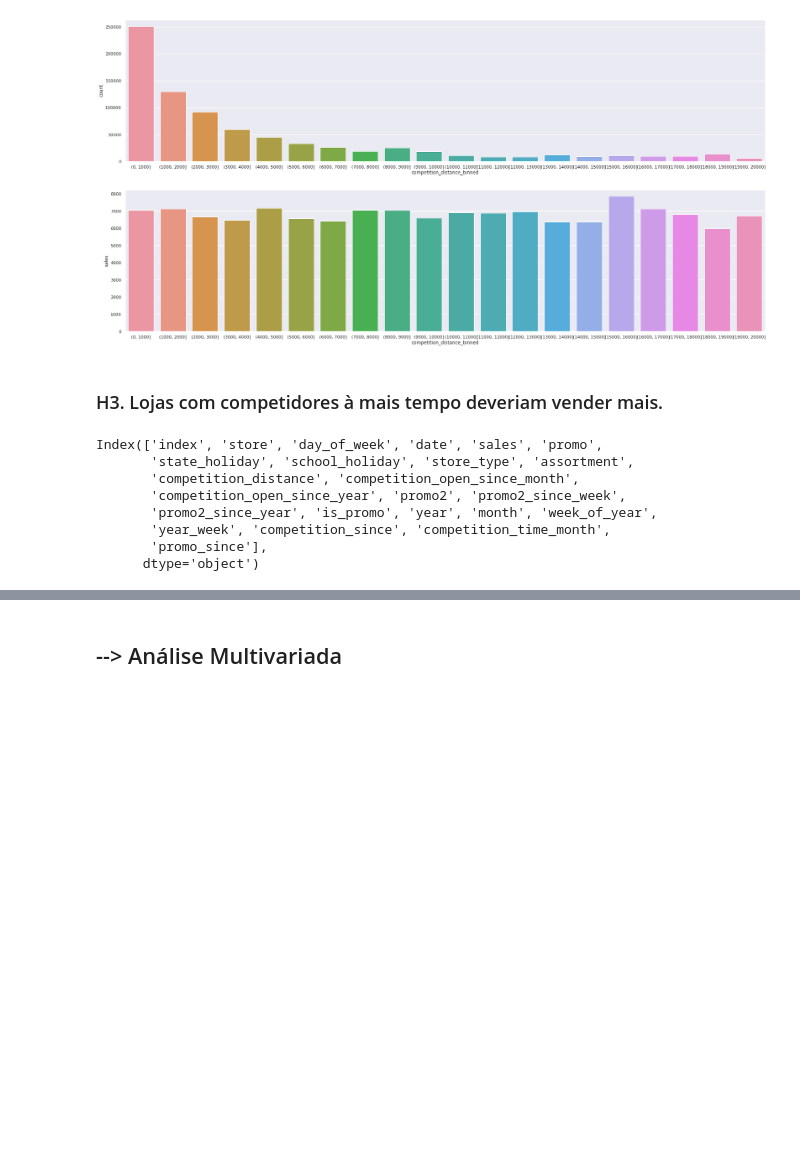
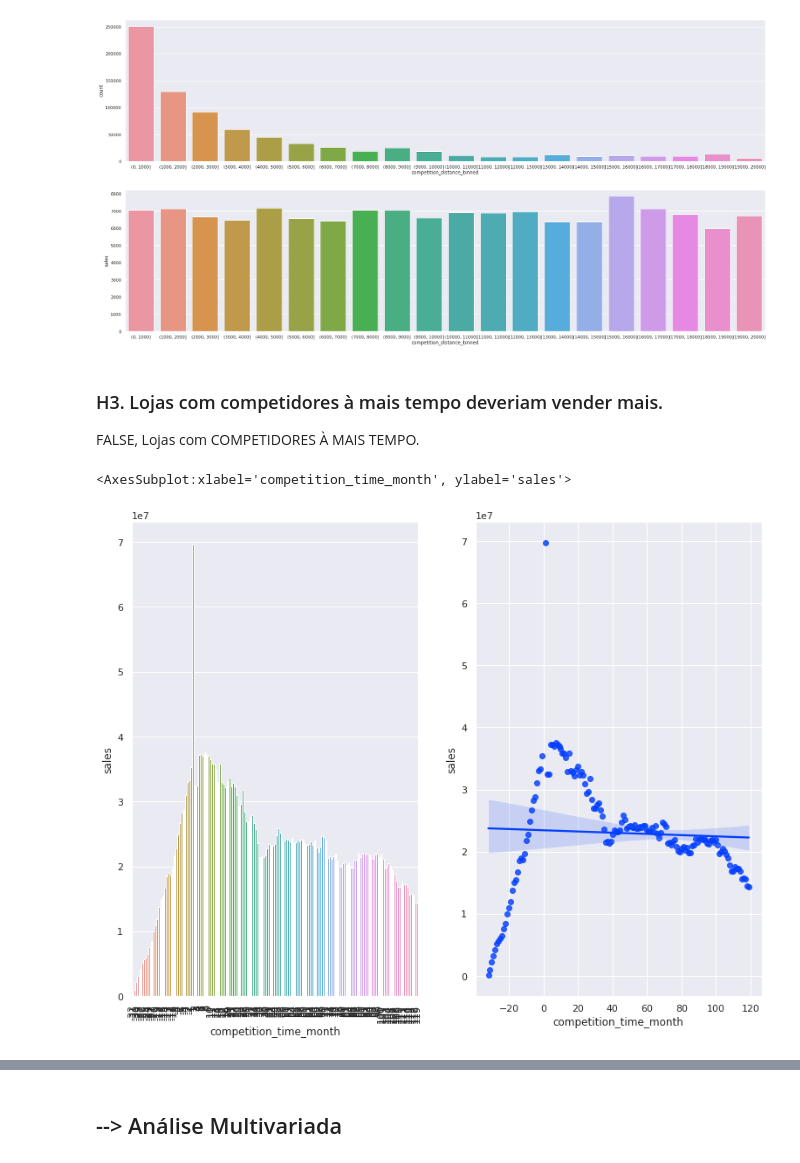
Before and after one commit to LucasK29/DataScience_Em_Producao, a Jupyter notebook: notebooks/modulo04_eda.ipynb, the cells around one changed output, grey strips where cells are left out. Saved outputs shown, nothing was run; the diff lists cells and outputs as text; code cells hidden in the pictures; blank space fills up the shorter version.

```diff
--- a/notebooks/modulo04_eda.ipynb
+++ b/notebooks/modulo04_eda.ipynb
@@ -569,14 +581,19 @@ sns.barplot(x='competition_distance_binned',y='sales',data=aux_2)
 [figure]
 # %% [markdown]
 ### H3. Lojas com competidores à mais tempo deveriam vender mais.
+FALSE, Lojas com COMPETIDORES À MAIS TEMPO.
-# %%
-df_4.columns
-# %% [output]
-Index(['index', 'store', 'day_of_week', 'date', 'sales', 'promo',
-       'state_holiday', 'school_holiday', 'store_type', 'assortment',
-       'competition_distance', 'competition_open_since_month',
-       'competition_open_since_year', 'promo2', 'promo2_since_week',
-       'promo2_since_year', 'is_promo', 'year', 'month', 'week_of_year',
-       'year_week', 'competition_since', 'competition_time_month',
-       'promo_since'],
-      dtype='object')
+# %%
+aux_1 = df_4[['competition_time_month','sales']].groupby('competition_time_month').sum().reset_index()
+aux_2 = aux_1[(aux_1['competition_time_month'] < 120)&(aux_1['competition_time_month']!=0)]
+
+plt.figure(figsize=(20,10))
+
+plt.subplot(1,3,1)
+plt.xticks(rotation=90)
+sns.barplot(x='competition_time_month',y='sales',data=aux_2)
+
+plt.subplot(1,3,2)
+sns.regplot(x='competition_time_month',y='sales', data=aux_2)
+# %% [output]
+<AxesSubplot:xlabel='competition_time_month', ylabel='sales'>
+[figure, added]
```
Also changed, not shown: parts of 9 cells of this notebook.
